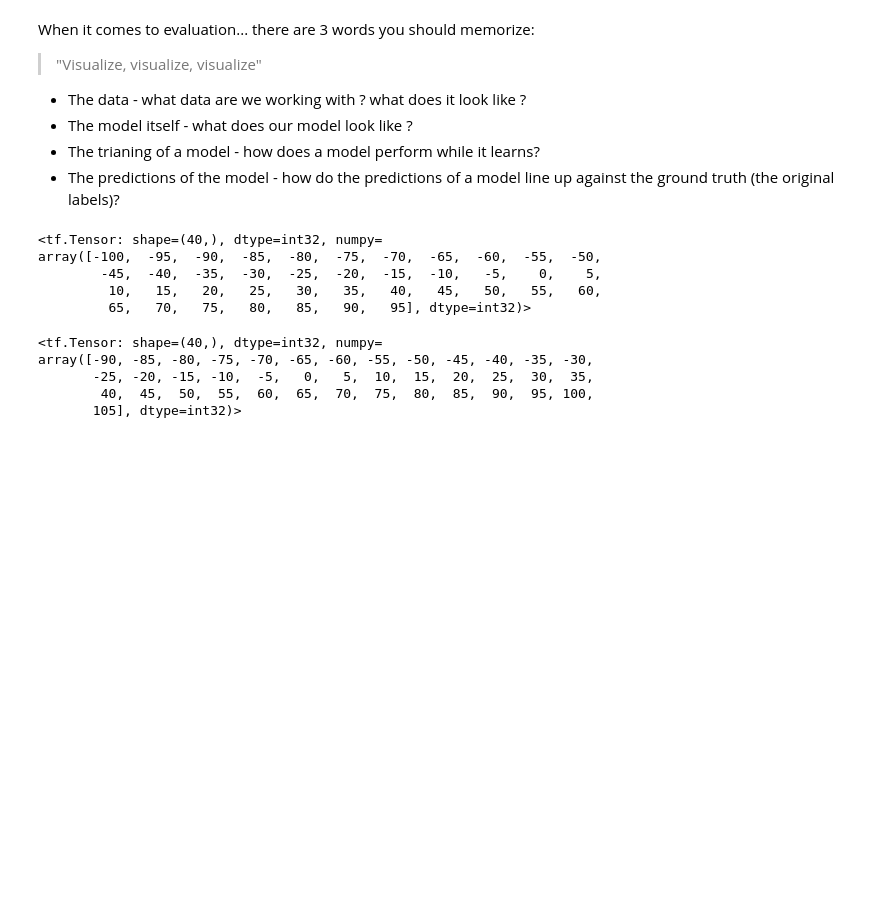
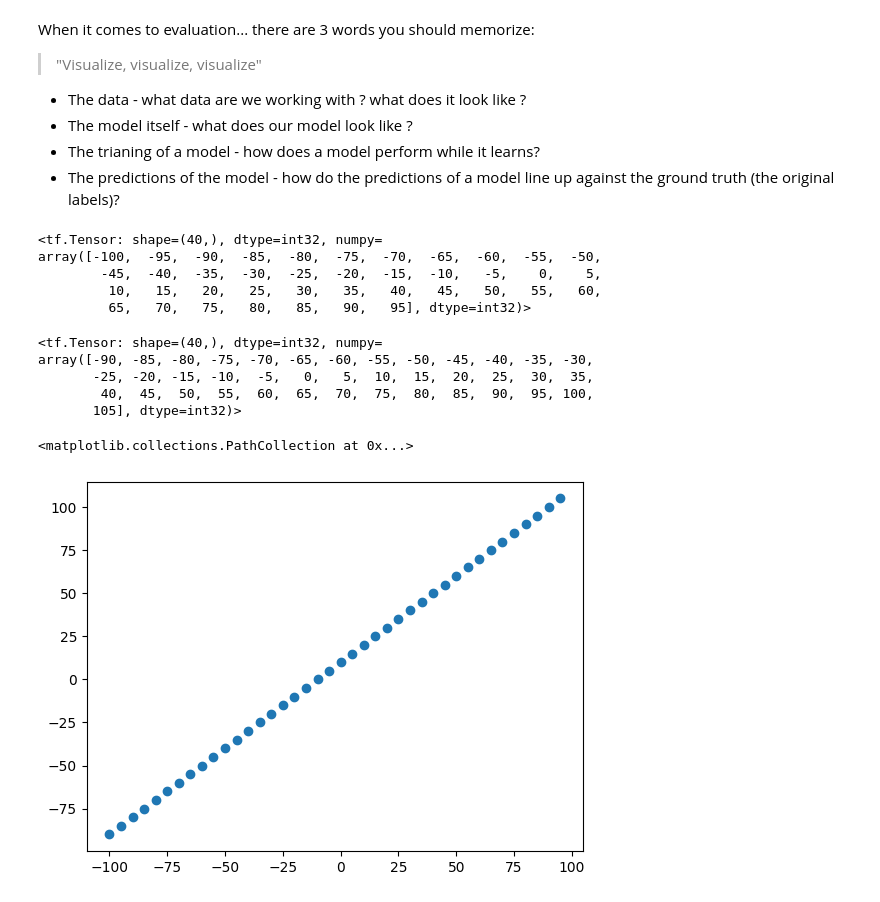
Before and after one commit to imon333/TensorFLow, a Jupyter notebook: 01_neural_network_regression_with_tensorflow.ipynb, the cells around one changed output. Cells and saved outputs as stored; diff of their text form; code cells hidden in the pictures; blank space fills up the shorter version.

```diff
--- a/01_neural_network_regression_with_tensorflow.ipynb
+++ b/01_neural_network_regression_with_tensorflow.ipynb
@@ -318,3 +318,11 @@ array([-90, -85, -80, -75, -70, -65, -60, -55, -50, -45, -40, -35, -30,
 # reshaping to 2D array so that it use Keras dimensional
 X2 = tf.reshape(X2, (-1, 1))
 Y2 = tf.reshape(Y2, (-1, 1))
+# %%
+# Visualize the data
+import matplotlib.pyplot as plt
+
+plt.scatter(X2,Y2)
+# %% [output]
+<matplotlib.collections.PathCollection at 0x...>
+[figure, added]
```
Also changed, not shown: parts of 2 cells of this notebook.
